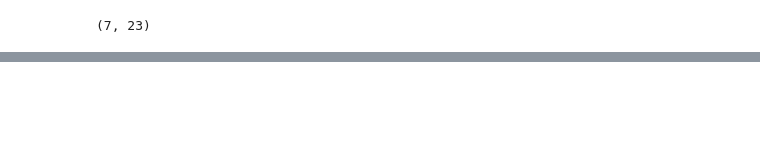
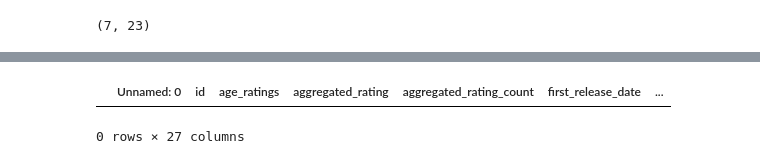
Before and after one commit to c0nn0rstevens/video-game-review-scores-returns-thesis, a Jupyter notebook: games_exploration.ipynb, the cells around one changed output, grey strips where cells are left out. Cells and saved outputs as stored; diff of their text form; code cells hidden in the pictures; blank space fills up the shorter version.

Commit message:
Getting stock_ids per game

```diff
--- a/games_exploration.ipynb
+++ b/games_exploration.ipynb
@@ -257,2 +250,0 @@ TypeError: ufunc 'isnan' not supported for the input types, and the inputs could
-# %%
-raw_games_df['publisher_stock_id'] = raw_games_df['publisher_id'].map(get_stock_id_from_igdb_id)
@@ -264,3 +262,7 @@ TypeError: ufunc 'isnan' not supported for the input types, and the inputs could
 raw_games_df.shape
 # %% [output]
 (7, 23)
+# %%
+# Count the number of stock_ids in each column.
+raw_games_df['dev_stock_id_count'] = raw_games_df['developer_stock_id'].map(len)
+raw_games_df['pub_stock_id_count'] = raw_games_df['publisher_stock_id'].map(len)
@@ -266,0 +307,25 @@ raw_games_df.shape
+# %%
+# Where there is more than one developer or publisher stock_id, check if they
+# are for the same company.
+def check_same_company(stock_ids):
+
+    if stock_ids == []:
+        return np.nan
+
+    # Get json of company information
+    with open('companies.json') as json_file:
+        companies_dict = json.load(json_file)
+
+    # Return true
+    company_names = []
+    for company in companies_dict:
+        if company['stock_id'] in stock_ids:
+            company_names.append(company['company_name'])
+
+    if all(x == company_names[0] for x in company_names):
+        return True
+    else:
+        return False
+# %%
+raw_games_df['dev_same_company'] = raw_games_df['developer_stock_id'].map(check_same_company)
+raw_games_df['pub_same_company'] = raw_games_df['publisher_stock_id'].map(check_same_company)
@@ -266,0 +342,5 @@ raw_games_df.shape
+# %%
+raw_games_df[(raw_games_df['dev_same_company'] == True) & (raw_games_df['dev_stock_id_count'] > 1)]
+# %% [output]
+|  | Unnamed: 0 | id | age_ratings | aggregated_rating | aggregated_rating_count | first_release_date | ... |
+0 rows × 27 columns
```
Also changed, not shown: parts of 20 cells of this notebook.
